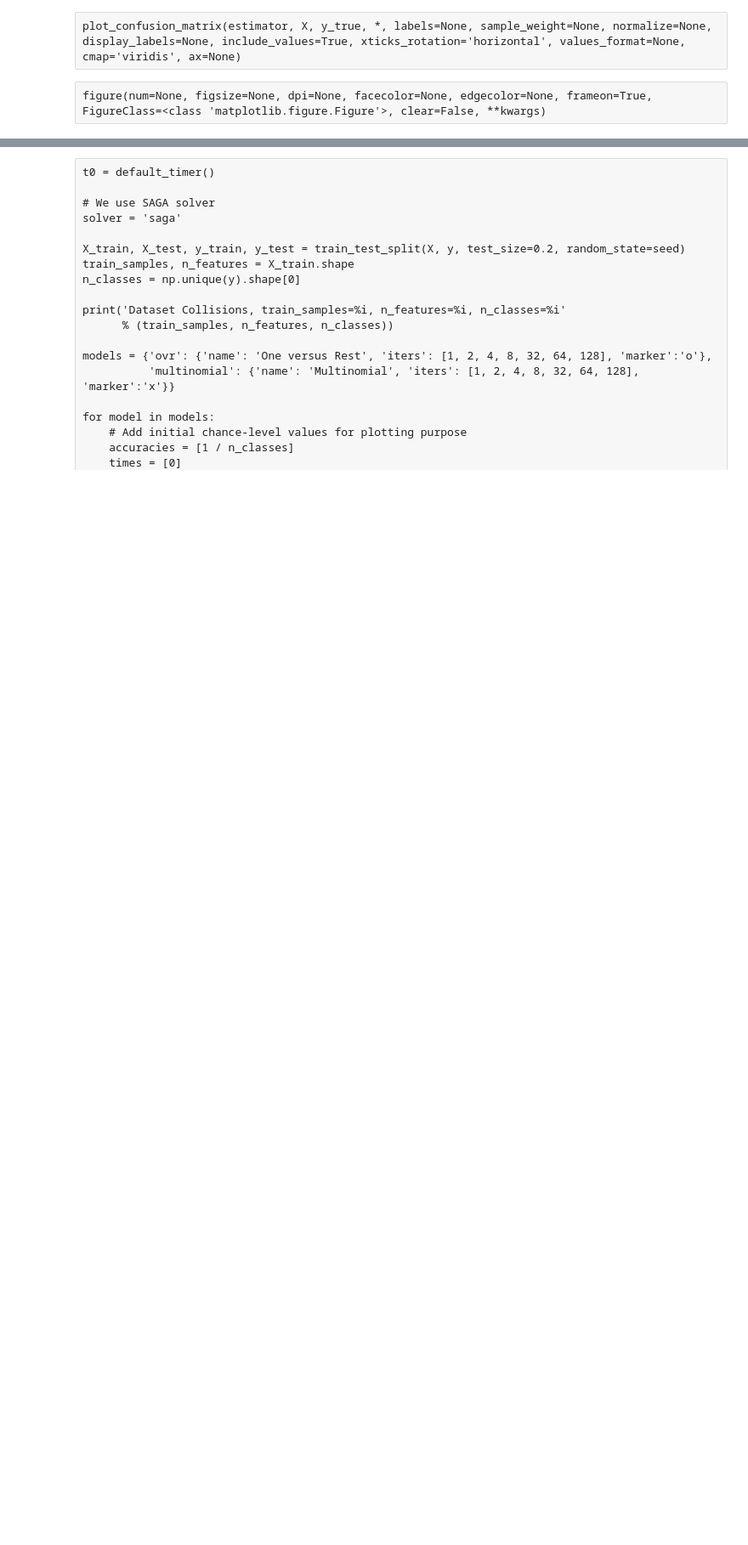
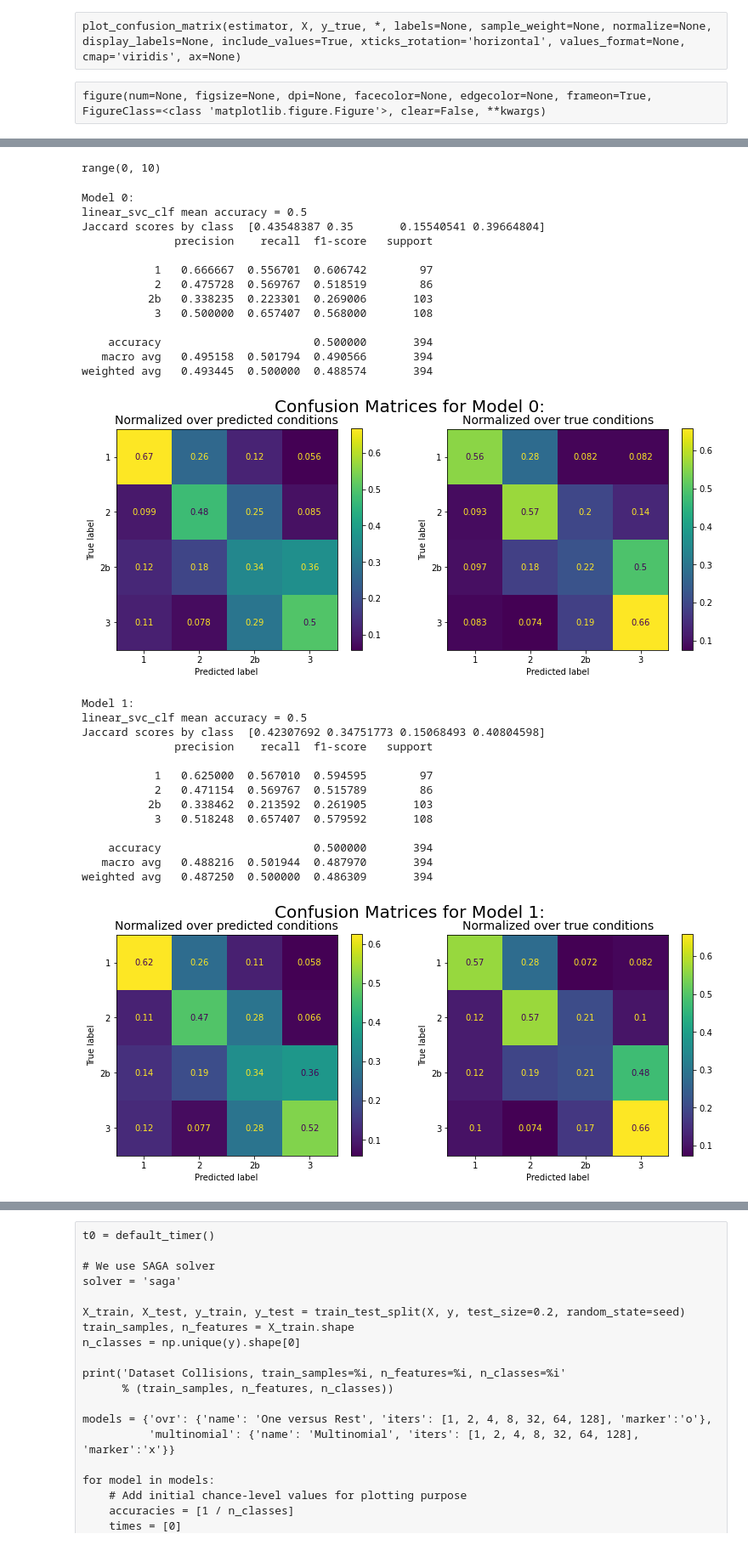
Before and after one commit to cbates79/Coursera_Capstone, a Jupyter notebook: Oversampling on the Order of the Smallest Class for Multiclass Classification of Automobile Accidents in Seattle, Washington.ipynb, the cells around one changed output, grey strips where cells are left out. Shown at 85% size. Cells and saved outputs as stored; diff of their text form; code cells hidden in the pictures; blank space fills up the shorter version.

```diff
--- a/Oversampling on the Order of the Smallest Class for Multiclass Classification of Automobile Accidents in Seattle, Washington.ipynb
+++ b/Oversampling on the Order of the Smallest Class for Multiclass Classification of Automobile Accidents in Seattle, Washington.ipynb
@@ -429,6 +616,6 @@ linear_svc_clf = make_pipeline(\
     StandardScaler(with_mean=False),\
     LinearSVC(penalty='l1', dual=False, random_state=seed, max_iter=1000), verbose=True)
 scoring = ['f1_macro', 'precision_macro', 'recall_macro']
-linear_svc_undersampling_scores = cross_validate(linear_svc_clf, X, y, scoring=scoring, n_jobs=-1, cv=kfold_cv, return_estimator=True)
-print("Logistic regression through undersampling score keys:", sorted(logistic_regression_undersampling_scores.keys()))
+linear_svc_scores = cross_validate(linear_svc_clf, X, y, scoring=scoring, n_jobs=-1, cv=kfold_cv, return_estimator=True)
+print("Support Vector Machine score keys:", sorted(linear_svc_scores.keys()))
 print_elapsed_time(t0)
@@ -480,26 +780,57 @@ for index, lr_clf in zip(range(len(logistic_regression_undersampling_scores['est
 # %%
-range(len(linear_svc_undersampling_scores['estimator']))
+range(len(linear_svc_scores['estimator']))
+# %% [output]
+range(0, 10)
 # %%
 # For each support vector machine classifier in the cross-validation, print the Jaccard score for each class.
-for index, linear_svc_clf in zip(range(len(linear_svc_undersampling_scores['estimator'])), linear_svc_undersampling_scores['estimator']):
+for index, linear_svc_clf in zip(range(len(linear_svc_scores['estimator'])), linear_svc_scores['estimator']):
     linear_svc_score = linear_svc_clf.score(X_test, y_test)
     y_test_predicted = linear_svc_clf.predict(X_test)
     linear_svc_jaccard_scores = jaccard_score(y_test, y_test_predicted, average=None, labels=['1', '2', '2b', '3'])
     print('Model %d:' % (index))
     print('linear_svc_clf mean accuracy =', linear_svc_score)
     print('Jaccard scores by class ', linear_svc_jaccard_scores)
     print(classification_report(y_test, y_test_predicted, labels=['1', '2', '2b', '3'], target_names=['1', '2', '2b', '3'], digits=6))
 
     # Create a figure.
     fig = plt.figure(num=str(index), figsize=(6.4 * 2, 4.8))
     fig.suptitle('Confusion Matrices for Model %d:' % (index), fontsize=20)
 
     ax = plt.subplot(1,2,1)
     ax.set_title("Normalized over predicted conditions", fontsize=14)
     plot_confusion_matrix(linear_svc_clf, X_test, y_test, labels=['1', '2', '2b', '3'], display_labels=['1', '2', '2b', '3'], normalize='pred', ax=ax)
 
     ax = plt.subplot(1,2,2)
     ax.set_title("Normalized over true conditions", fontsize=14)
     plot_confusion_matrix(linear_svc_clf, X_test, y_test, labels=['1', '2', '2b', '3'], display_labels=['1', '2', '2b', '3'], normalize='true', ax=ax)
 
     plt.show()
+# %% [output]
+Model 0:
+linear_svc_clf mean accuracy = 0.5
+Jaccard scores by class  [0.43548387 0.35       0.15540541 0.39664804]
+              precision    recall  f1-score   support
+
+           1   0.666667  0.556701  0.606742        97
+           2   0.475728  0.569767  0.518519        86
+          2b   0.338235  0.223301  0.269006       103
+           3   0.500000  0.657407  0.568000       108
+
+    accuracy                       0.500000       394
+   macro avg   0.495158  0.501794  0.490566       394
+weighted avg   0.493445  0.500000  0.488574       394
+[figure, added]
+Model 1:
+linear_svc_clf mean accuracy = 0.5
+Jaccard scores by class  [0.42307692 0.34751773 0.15068493 0.40804598]
+              precision    recall  f1-score   support
+
+           1   0.625000  0.567010  0.594595        97
+           2   0.471154  0.569767  0.515789        86
+          2b   0.338462  0.213592  0.261905       103
+           3   0.518248  0.657407  0.579592       108
+
+    accuracy                       0.500000       394
+   macro avg   0.488216  0.501944  0.487970       394
+weighted avg   0.487250  0.500000  0.486309       394
+[figure, added]
```
Also changed, not shown: parts of 46 cells of this notebook.
